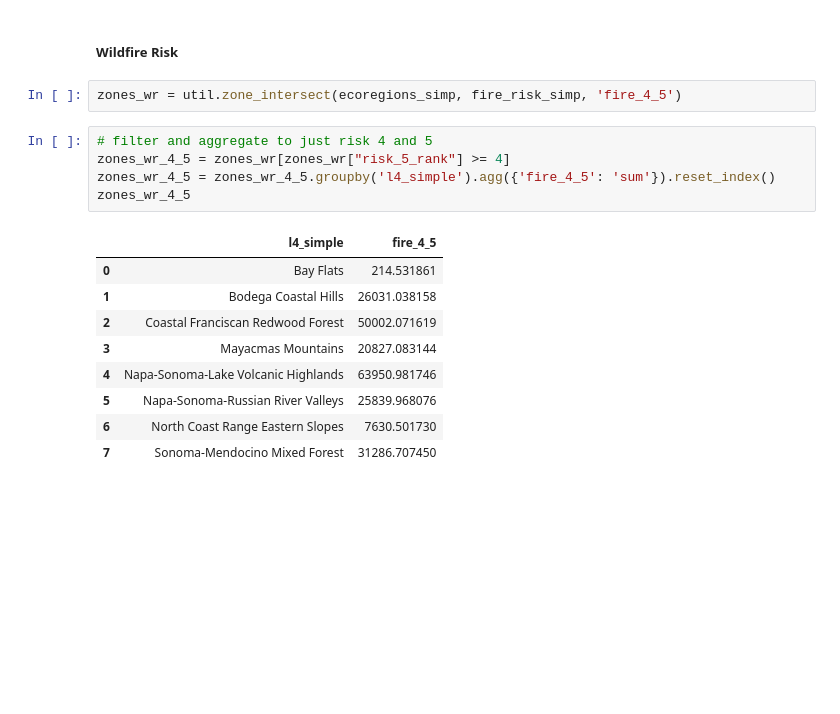
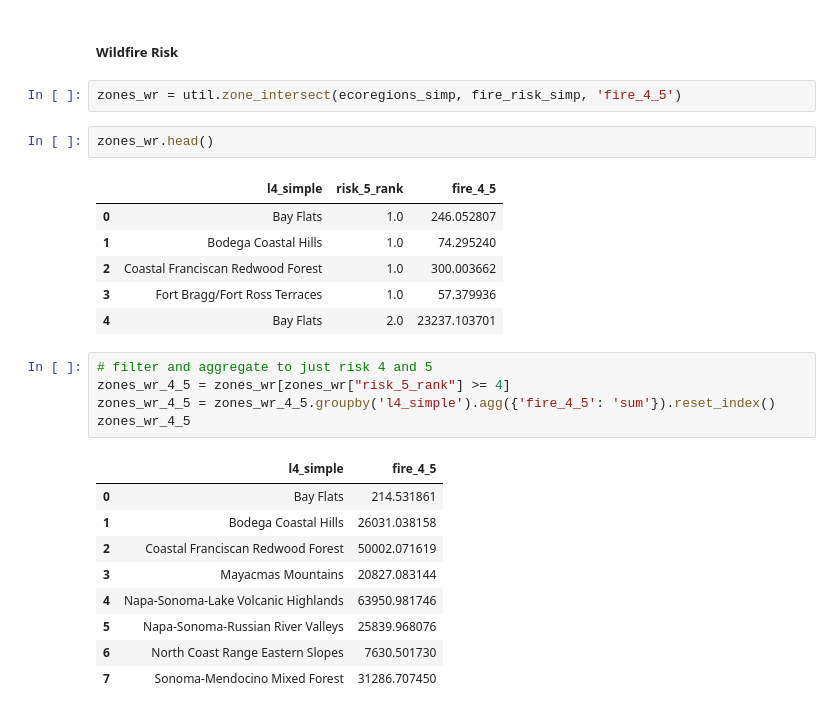
Before and after one commit to acmarley-erg/soco_resilience, a Jupyter notebook: py/zone_stats.ipynb, the cells around one changed output. Saved outputs shown, nothing was run; the diff lists cells and outputs as text; blank space fills up the shorter version.

```diff
--- a/py/zone_stats.ipynb
+++ b/py/zone_stats.ipynb
@@ -70,6 +82,15 @@ slr_200_simp = slr_200.to_crs(epsg=2226).dissolve()
 ##### Wildfire Risk
 # %%
 zones_wr = util.zone_intersect(ecoregions_simp, fire_risk_simp, 'fire_4_5')
+# %%
+zones_wr.head()
+# %% [output]
+|  | l4_simple | risk_5_rank | fire_4_5 |
+| 0 | Bay Flats | 1.0 | 246.052807 |
+| 1 | Bodega Coastal Hills | 1.0 | 74.295240 |
+| 2 | Coastal Franciscan Redwood Forest | 1.0 | 300.003662 |
+| 3 | Fort Bragg/Fort Ross Terraces | 1.0 | 57.379936 |
+| 4 | Bay Flats | 2.0 | 23237.103701 |
 # %%
 # filter and aggregate to just risk 4 and 5
 zones_wr_4_5 = zones_wr[zones_wr["risk_5_rank"] >= 4]
```
Also changed, not shown: parts of 12 cells of this notebook.
